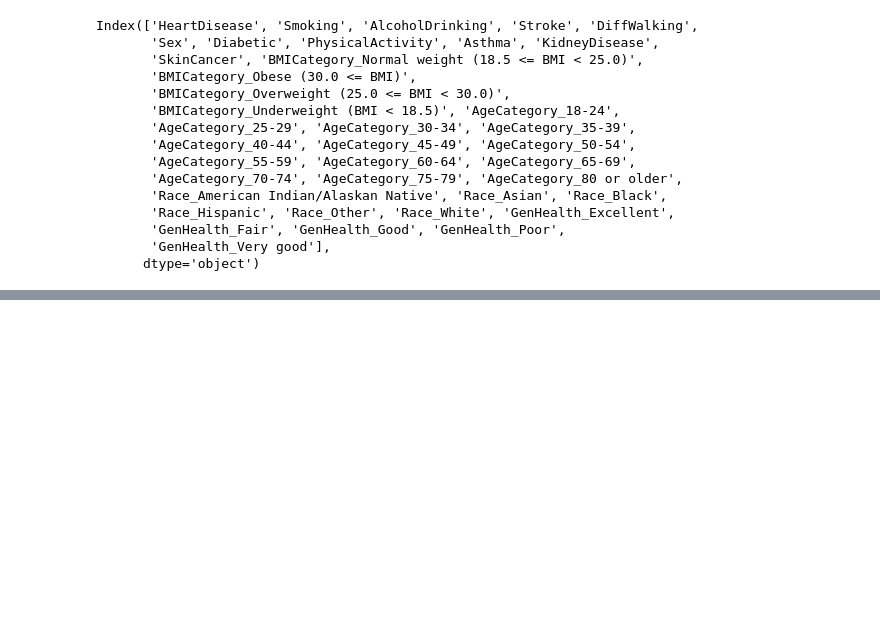
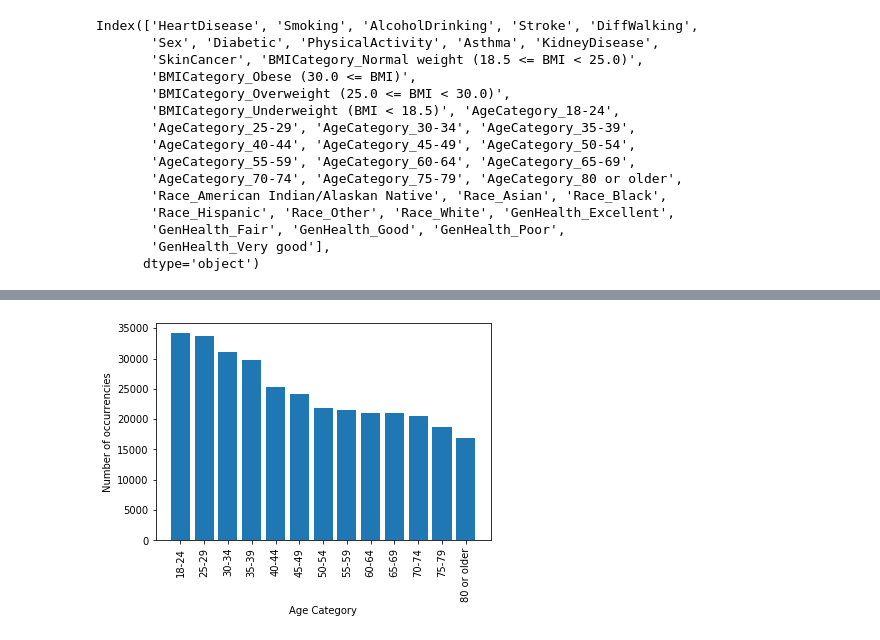
Before and after one commit to gustavo-cupertino/project-4-group-6, a Jupyter notebook: data_encoding.ipynb, the cells around one changed output, grey strips where cells are left out. Cells and saved outputs as stored; diff of their text form; code cells hidden in the pictures; blank space fills up the shorter version.

```diff
--- a/data_encoding.ipynb
+++ b/data_encoding.ipynb
@@ -160,0 +196,14 @@ data_model_df.to_csv("../project-4-group-6/Resources/data_for_model.csv", index=
+# %%
+age = data["AgeCategory"].value_counts()
+# %%
+plt.bar(age.index.sort_values(ascending=True), age.values, align="center")
+
+plt.xlabel ("Age Category")
+plt.ylabel ("Number of occurrencies")
+plt.xticks(rotation=90)
+# plt.figure(figsize=[6.4,6.4])
+# plt.figure(tight_layout=True)
+
+plt.savefig('plots/age.png', dpi=300)
+# %% [output]
+[figure, added]
```
Also changed, not shown: parts of 23 cells of this notebook, 26 other files.
